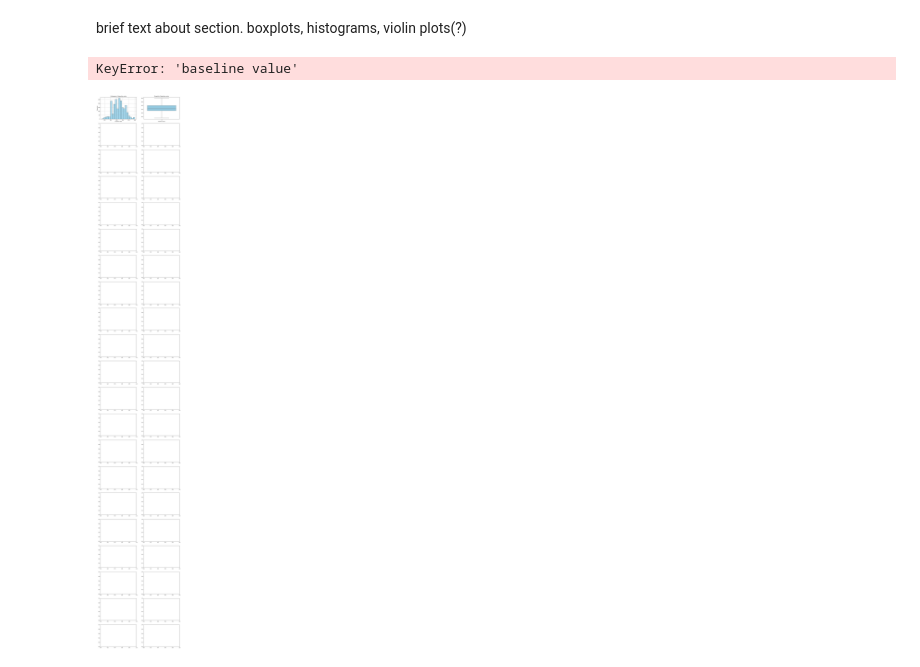
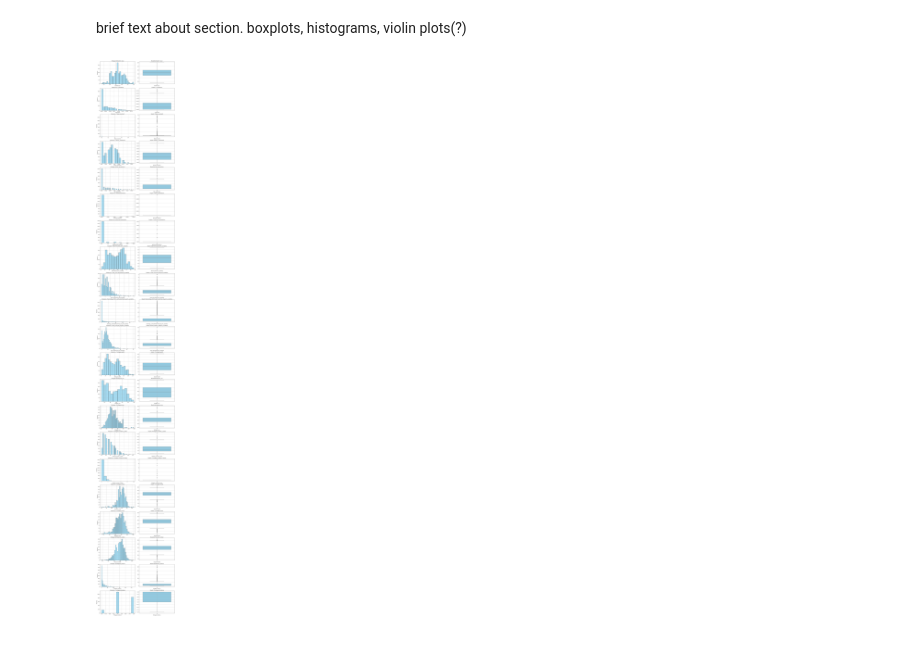
Before and after one commit to georgegmathew12/329e_project, a Jupyter notebook: 329_proj.ipynb, the cells around one changed output. Cells and saved outputs as stored; diff of their text form; code cells hidden in the pictures.

```diff
--- a/329_proj.ipynb
+++ b/329_proj.ipynb
@@ -93,36 +85,23 @@ brief text about section. boxplots, histograms, violin plots(?)
 # %%
 # Histogram and boxplot of each feature
 num_features = len(df.columns) - 1
 fig, axes = plt.subplots(nrows=num_features, ncols=2, figsize=(15, num_features*5))
 
-unit_dict = {
-    'Pregnancies': 'Number of Pregnancies',
-    'Glucose': 'Plasma Glucose Concentration(mgmg/dL)',
-    'BloodPressure': 'Blood Pressure (mmHg)',
-    'SkinThickness': 'Skin Thickness (mm)',
-    'Insulin': 'Insulin (mu U/ml)',
-    'BMI': 'BMI (kg/m^2)',
-    'DiabetesPedigreeFunction': 'DPF',
-    'Age': 'Age (yrs)',
-}
-
 for i, column in enumerate(df.columns[:-1]):
     # Histogram
-    sns.histplot(df[column], bins=20, color='skyblue', ax=axes[i, 0])
+    sns.histplot(df[column], color='skyblue', ax=axes[i, 0])
     axes[i, 0].set_title(f'Histogram of {column}')
     axes[i, 0].set_xlabel(column)
     axes[i, 0].set_ylabel('Frequency')
     axes[i, 0].grid(True)
 
     # Boxplot
     sns.boxplot(data=df[column], color='skyblue', ax=axes[i, 1])
     axes[i, 1].set_title(f'Boxplot of {column}')
     axes[i, 1].set_xlabel(column)
-    axes[i, 1].set_ylabel(unit_dict[column])  # Set y-axis label using unit_dict
     axes[i, 1].grid(True)
 
 plt.tight_layout()
 plt.show()
 # %% [output]
-KeyError: 'baseline value'
-[figure, old version]
+[figure, new version]
```
Also changed, not shown: parts of 1 cell of this notebook.
